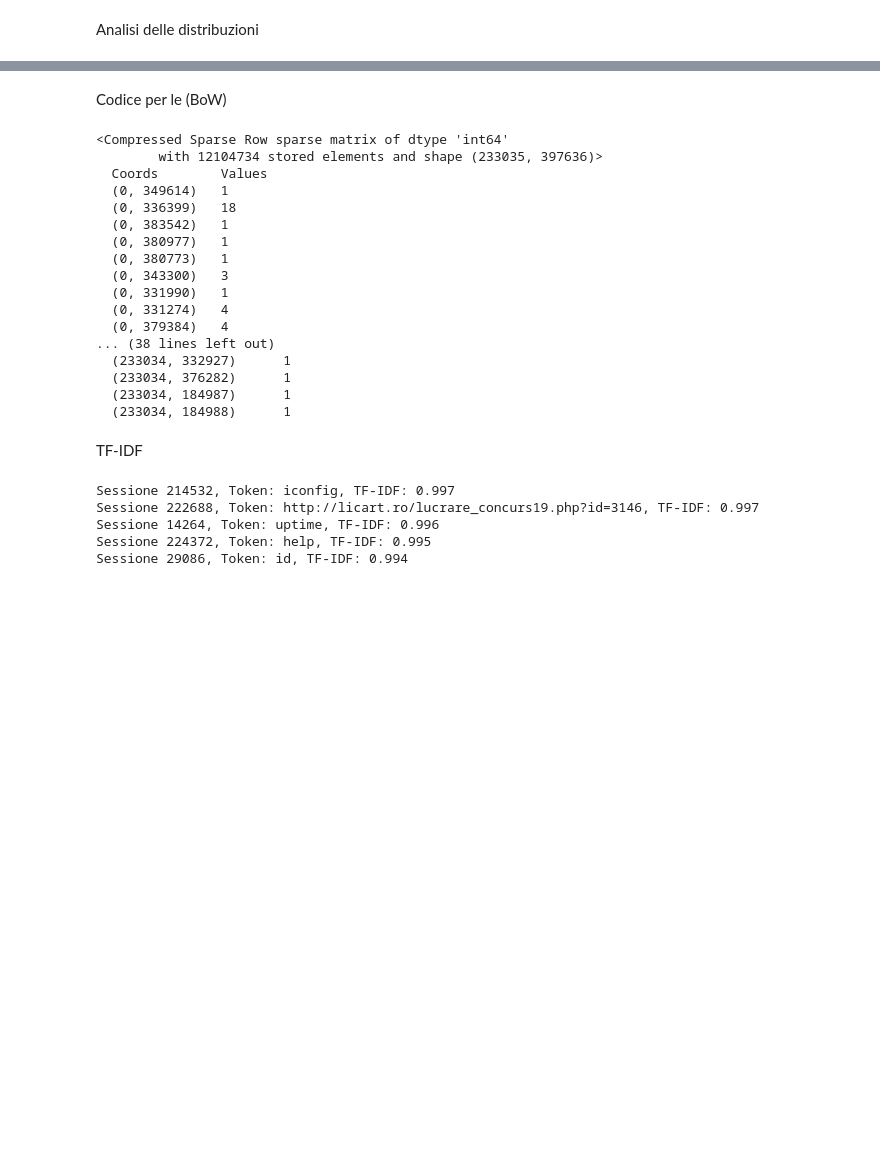
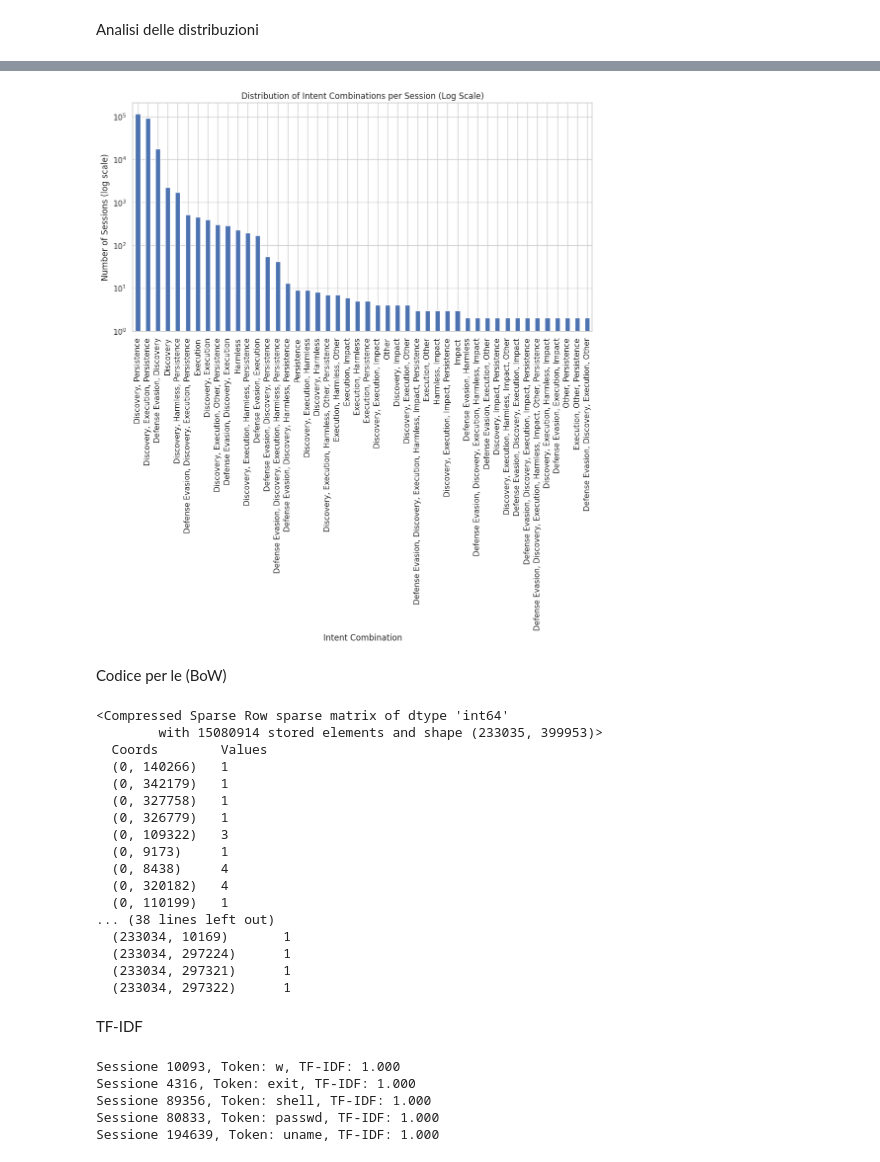
Before and after one commit to andreaRusso04/MachineLearningProject, a Jupyter notebook: notebooks/exploratoryDataAnalysis.ipynb, the cells around one changed output, grey strips where cells are left out. Cells and saved outputs as stored; diff of their text form; code cells hidden in the pictures; blank space fills up the shorter version.

```diff
--- a/notebooks/exploratoryDataAnalysis.ipynb
+++ b/notebooks/exploratoryDataAnalysis.ipynb
@@ -269,35 +360,51 @@ plt.show()
+# %%
+# Create a string representation of the sorted intents per session
+dataSet['intents_str'] = dataSet['Set_Fingerprint'].apply(lambda x: ', '.join(sorted(x)))
+# Count the frequency of each unique intent combination
+intent_combo_counts = dataSet['intents_str'].value_counts()
+
+plt.figure(figsize=(12, 6))
+intent_combo_counts.plot(kind='bar', log=True)
+plt.title('Distribution of Intent Combinations per Session (Log Scale)')
+plt.xlabel('Intent Combination')
+plt.ylabel('Number of Sessions (log scale)')
+plt.xticks(rotation=90)
+plt.tight_layout()
+plt.show()
+# %% [output]
+[figure, added]
 # %% [markdown]
 Codice per le (BoW)
 # %%
-vectorizerBoW = CountVectorizer(token_pattern=r"[^\s]+")
+vectorizerBoW = CountVectorizer(token_pattern=r'[^\s|;(){}:\'\">]+')
 
-X = vectorizerBoW.fit_transform(dataSet["full_session"])
+X = vectorizerBoW.fit_transform(dataSet["decoded_payload"])
 
 print(X)
 # %% [output]
 <Compressed Sparse Row sparse matrix of dtype 'int64'
-        with 12104734 stored elements and shape (233035, 397636)>
+        with 15080914 stored elements and shape (233035, 399953)>
   Coords        Values
-  (0, 349614)   1
-  (0, 336399)   18
-  (0, 383542)   1
-  (0, 380977)   1
-  (0, 380773)   1
-  (0, 343300)   3
-  (0, 331990)   1
-  (0, 331274)   4
-  (0, 379384)   4
+  (0, 140266)   1
+  (0, 342179)   1
+  (0, 327758)   1
+  (0, 326779)   1
+  (0, 109322)   3
+  (0, 9173)     1
+  (0, 8438)     4
+  (0, 320182)   4
+  (0, 110199)   1
 ... (38 lines left out)
-  (233034, 332927)      1
-  (233034, 376282)      1
-  (233034, 184987)      1
-  (233034, 184988)      1
+  (233034, 10169)       1
+  (233034, 297224)      1
+  (233034, 297321)      1
+  (233034, 297322)      1
 # %% [markdown]
 TF-IDF
 # %%
-vectorizerTF = TfidfVectorizer(token_pattern=r"[^\s]+")
+vectorizerTF = TfidfVectorizer(token_pattern=r'[^\s|;(){}:\'\">]+')
 
-X2 = vectorizerTF.fit_transform(dataSet["full_session"])
+X2 = vectorizerTF.fit_transform(dataSet["decoded_payload"])
 
 tokens = vectorizerTF.get_feature_names_out()
 
@@ -317,8 +424,8 @@ for idx in top_idx:
     token = tokens[col_idx]
     print(f"Sessione {row_idx}, Token: {token}, TF-IDF: {value:.3f}")
 # %% [output]
-Sessione 214532, Token: iconfig, TF-IDF: 0.997
-Sessione 222688, Token: http://licart.ro/lucrare_concurs19.php?id=3146, TF-IDF: 0.997
-Sessione 14264, Token: uptime, TF-IDF: 0.996
-Sessione 224372, Token: help, TF-IDF: 0.995
-Sessione 29086, Token: id, TF-IDF: 0.994
+Sessione 10093, Token: w, TF-IDF: 1.000
+Sessione 4316, Token: exit, TF-IDF: 1.000
+Sessione 89356, Token: shell, TF-IDF: 1.000
+Sessione 80833, Token: passwd, TF-IDF: 1.000
+Sessione 194639, Token: uname, TF-IDF: 1.000
```
Also changed, not shown: parts of 6 cells of this notebook, 2 other files.
